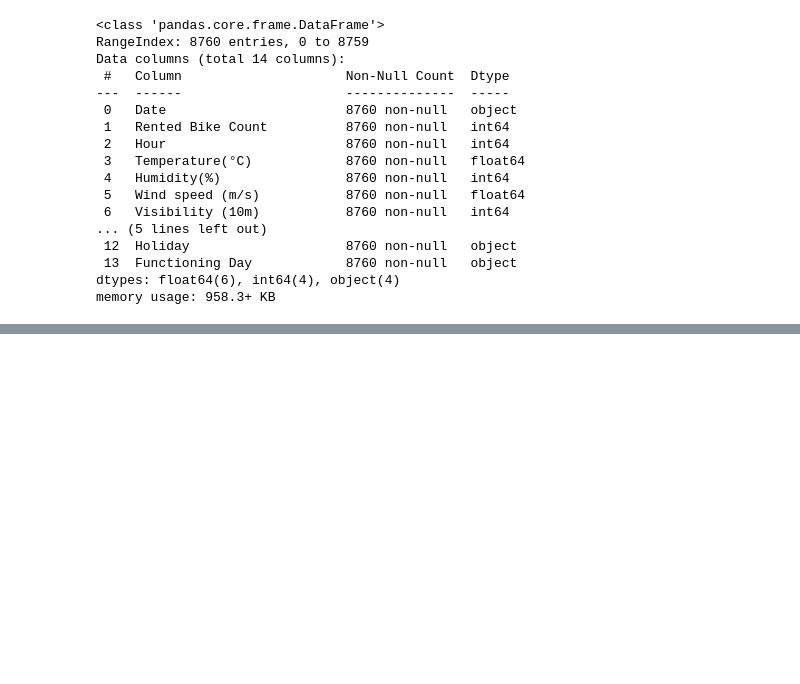
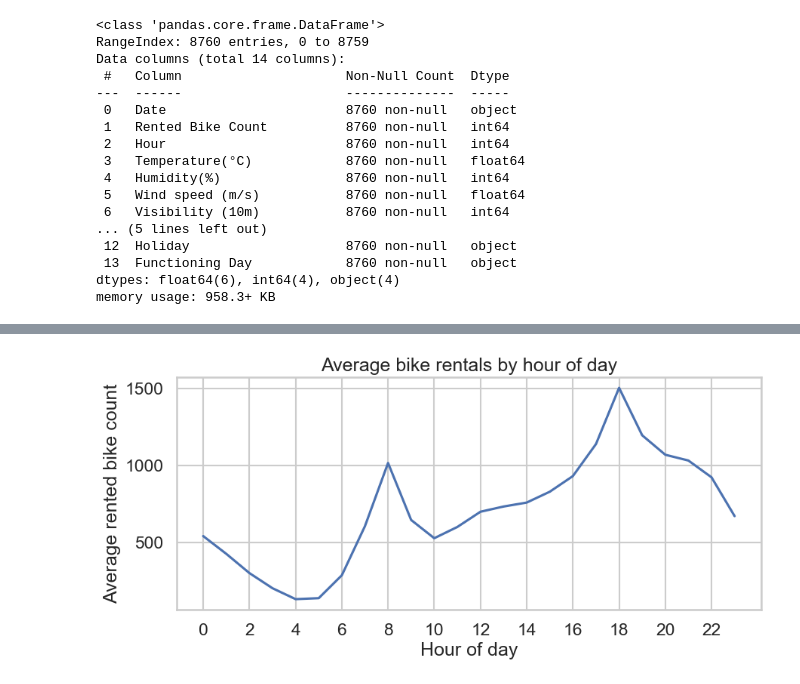
Before and after one commit to phyyl673/d100_d400_code_1149Z, a Jupyter notebook: notebooks/eda_cleaning.ipynb, the cells around one changed output, grey strips where cells are left out. Cells and saved outputs as stored; diff of their text form; code cells hidden in the pictures; blank space fills up the shorter version.

```diff
--- a/notebooks/eda_cleaning.ipynb
+++ b/notebooks/eda_cleaning.ipynb
@@ -139,0 +160,15 @@ memory usage: 779.0 KB
+# %%
+#hourly pattern of target variable
+import matplotlib.pyplot as plt
+
+hourly = df_clean.groupby("hour", observed=True)["rented_bike_count"].mean()
+
+plt.figure(figsize=(10, 4))
+plt.plot(hourly.index, hourly.values)
+plt.title("Average bike rentals by hour of day")
+plt.xlabel("Hour of day")
+plt.ylabel("Average rented bike count")
+plt.xticks(range(0, 24, 2))
+plt.show()
+# %% [output]
+[figure, added]
```
Also changed, not shown: parts of 36 cells of this notebook, 26 other files.
